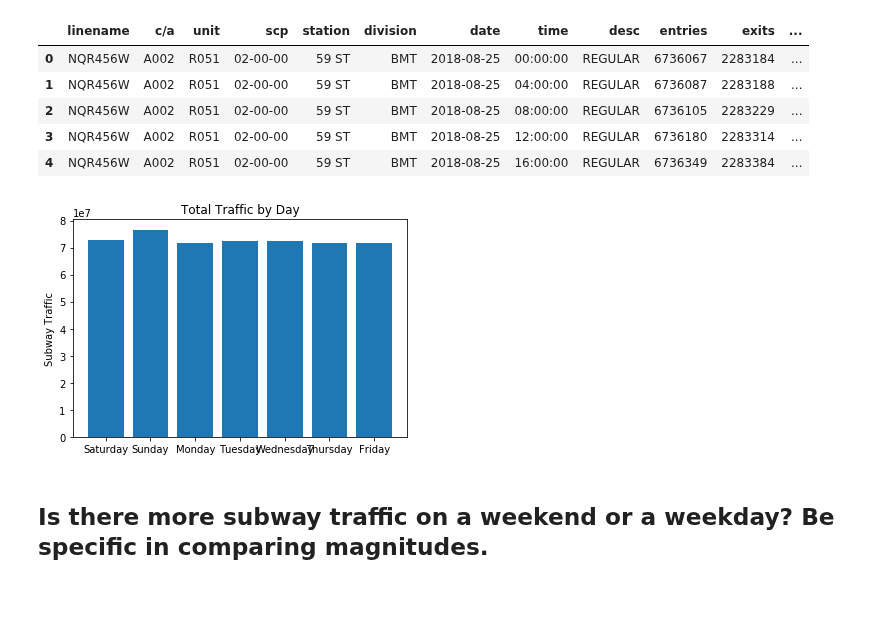
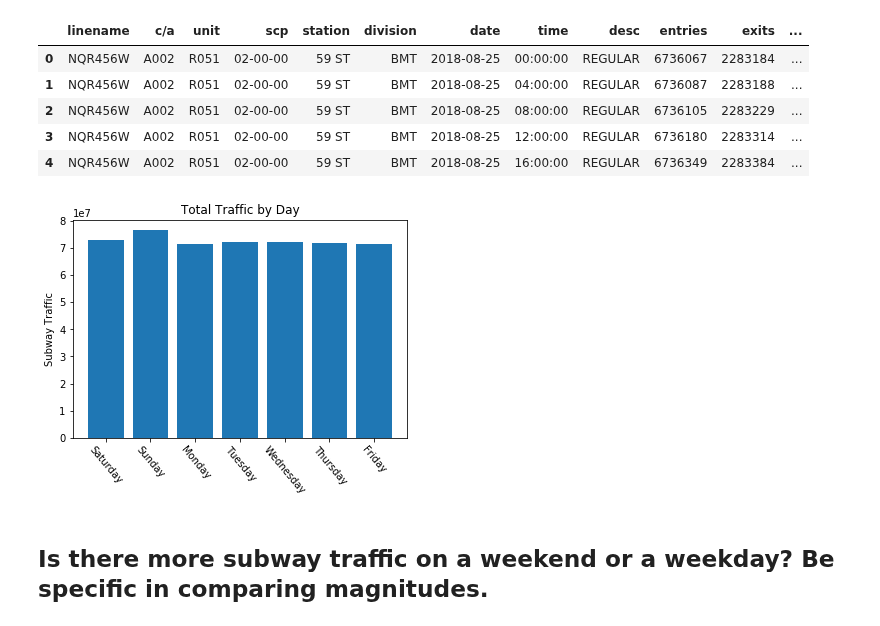
Before and after one commit to mandoiwanaga/dsc-0-03-08-understanding-pandas-series-and-dataframes-lab-seattle-ds-career-040119, a Jupyter notebook: index.ipynb, the cells around one changed output. Cells and saved outputs as stored; diff of their text form; code cells hidden in the pictures; blank space fills up the shorter version.

```diff
--- a/index.ipynb
+++ b/index.ipynb
@@ -159,13 +159,13 @@ for day in days_of_week:
 # %%
 plt.bar(days_of_week, traffic_by_day)
 plt.title('Total Traffic by Day')
 plt.ylabel('Subway Traffic')
-plt.xticks(rota)
+plt.xticks(rotation=-50)
 
 
 plt.show()
 # %% [output]
-[figure, old version]
+[figure, new version]
 # %% [markdown]
 ## Is there more subway traffic on a weekend or a weekday?    Be specific in comparing magnitudes.
 # %%
```
